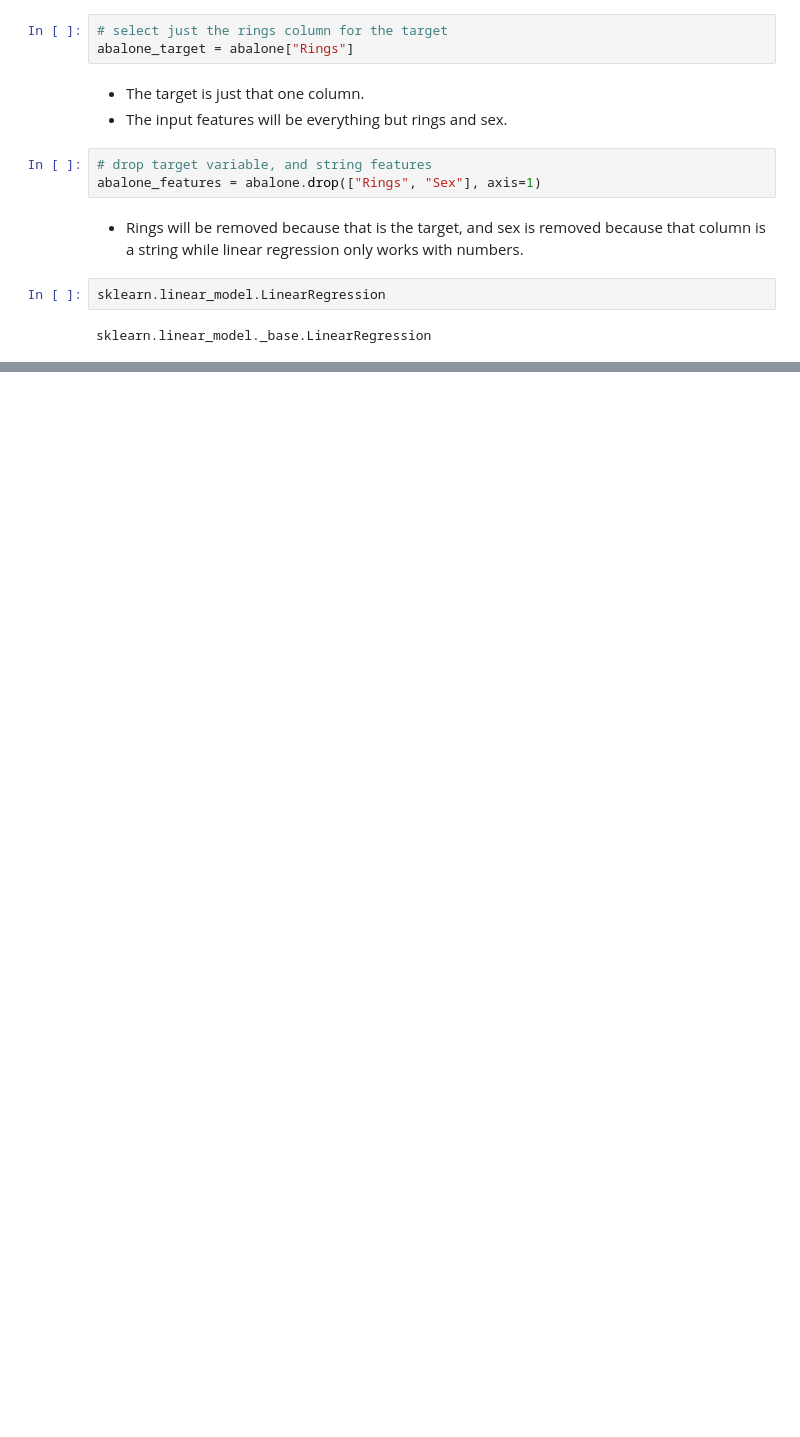
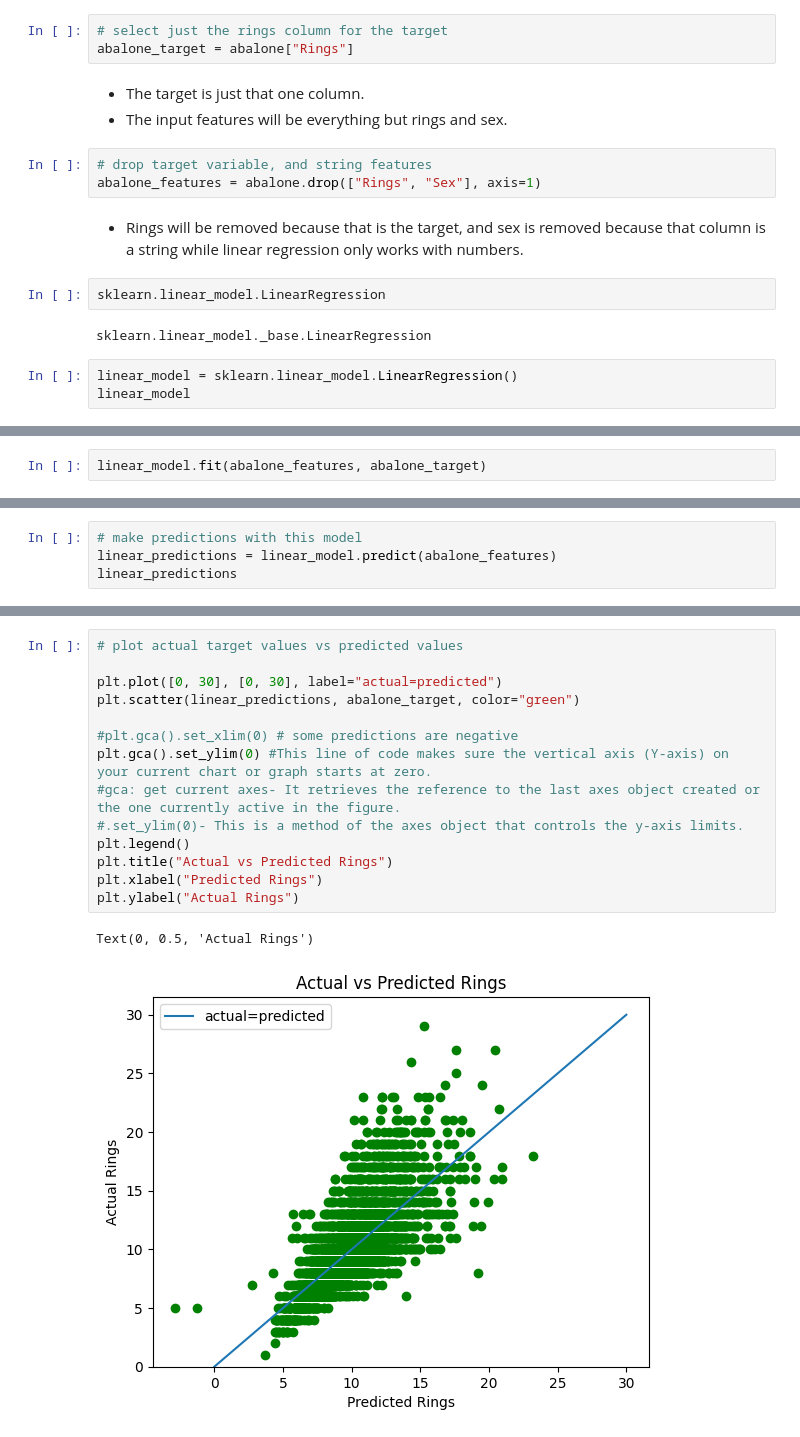
Before and after one commit to kaylamwong/Week-11-Exploratory-Data-Analysis-, a Jupyter notebook: Build a Model Fast (Introduction to Scikit-learn).ipynb, the cells around one changed output, grey strips where cells are left out. Drawn from its saved outputs; the diff is of its cells as text; blank space fills up the shorter version.

```diff
--- a/Build a Model Fast (Introduction to Scikit-learn).ipynb
+++ b/Build a Model Fast (Introduction to Scikit-learn).ipynb
@@ -37,3 +37,6 @@ abalone_features = abalone.drop(["Rings", "Sex"], axis=1)
 sklearn.linear_model.LinearRegression
 # %% [output]
 sklearn.linear_model._base.LinearRegression
+# %%
+linear_model = sklearn.linear_model.LinearRegression()
+linear_model
@@ -39,0 +53,2 @@ sklearn.linear_model._base.LinearRegression
+# %%
+linear_model.fit(abalone_features, abalone_target)
@@ -39,0 +70,4 @@ sklearn.linear_model._base.LinearRegression
+# %%
+# make predictions with this model
+linear_predictions = linear_model.predict(abalone_features)
+linear_predictions
@@ -39,0 +101,17 @@ sklearn.linear_model._base.LinearRegression
+# %%
+# plot actual target values vs predicted values
+
+plt.plot([0, 30], [0, 30], label="actual=predicted")
+plt.scatter(linear_predictions, abalone_target, color="green")
+
+#plt.gca().set_xlim(0) # some predictions are negative
+plt.gca().set_ylim(0) #This line of code makes sure the vertical axis (Y-axis) on your current chart or graph starts at zero.
+#gca: get current axes- It retrieves the reference to the last axes object created or the one currently active in the figure.
+#.set_ylim(0)- This is a method of the axes object that controls the y-axis limits.
+plt.legend()
+plt.title("Actual vs Predicted Rings")
+plt.xlabel("Predicted Rings")
+plt.ylabel("Actual Rings")
+# %% [output]
+Text(0, 0.5, 'Actual Rings')
+[figure, added]
```
Also changed, not shown: parts of 46 cells of this notebook.
